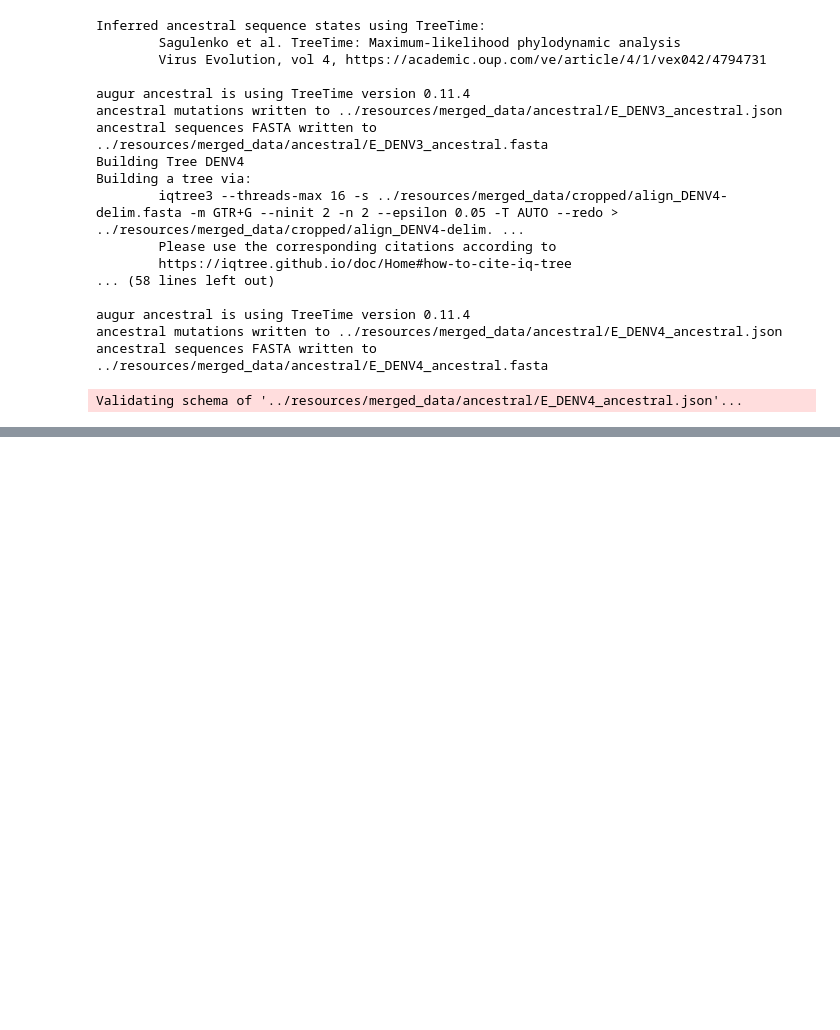
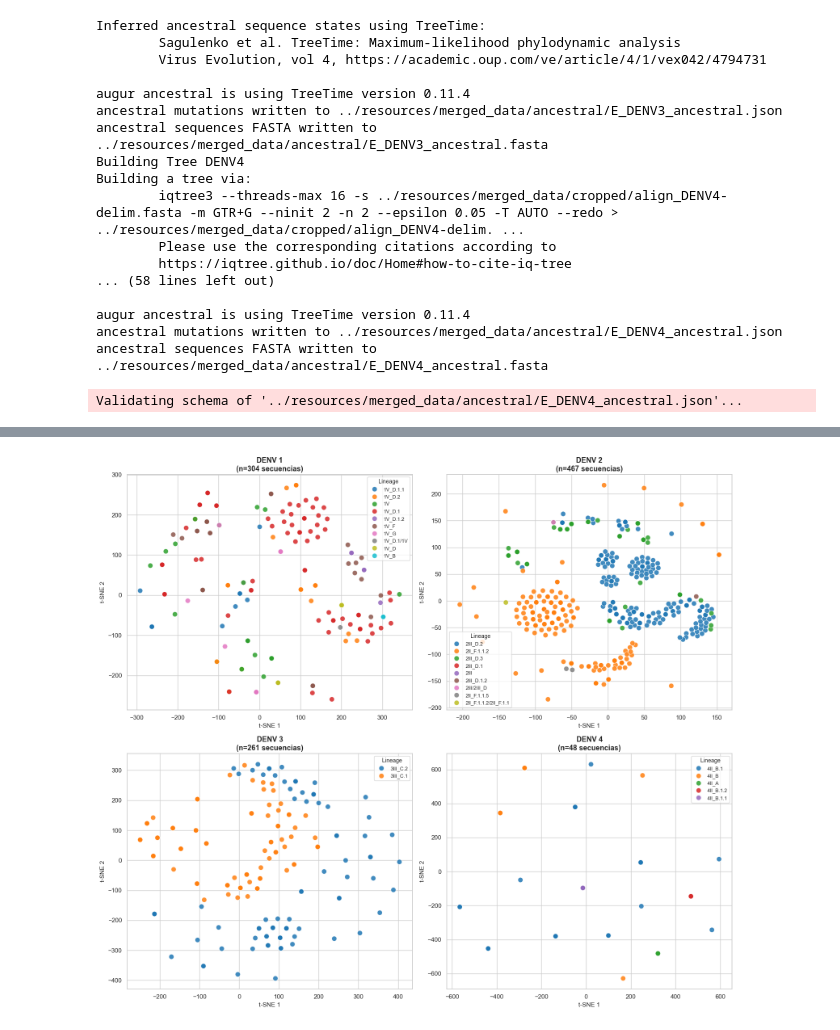
Before and after one commit to dirreno/denv-cross-inmunity, a Jupyter notebook: notebooks/distances.ipynb, the cells around one changed output, grey strips where cells are left out. Drawn from its saved outputs; the diff is of its cells as text; code cells hidden in the pictures; blank space fills up the shorter version.

Commit message:
tsne

```diff
--- a/notebooks/distances.ipynb
+++ b/notebooks/distances.ipynb
@@ -2081,0 +2088,76 @@ for s in range(4):
+# %%
+import numpy as np
+import pandas as pd
+import matplotlib.pyplot as plt
+import seaborn as sns
+from sklearn.manifold import TSNE
+from sklearn.preprocessing import StandardScaler
+from Bio import SeqIO
+
+sns.set_theme(style="whitegrid", context="notebook", palette="husl")
+
+results = {}
+
+for s in range(4):
+    sero = s + 1
+
+    records_col = [r for r in SeqIO.parse(AA_SEQS_COL_E.format(sero), "fasta") if not r.id.startswith("NODE")]
+    ids_col = [r.id for r in records_col]
+    seqs_col = [str(r.seq) for r in records_col]
+
+    records_exp = [r for r in SeqIO.parse(AA_SEQS_EXP_E.format(sero), "fasta") if not r.id.startswith("NODE")]
+    ids_exp = [r.id for r in records_exp]
+    seqs_exp = [str(r.seq) for r in records_exp]
+
+    n, m = len(seqs_col), len(seqs_exp)
+    matrix = np.zeros((n, m))
+    for i in range(n):
+        for j in range(m):
+            dist, _ = grantham_distance(seqs_col[i], seqs_exp[j])
+            matrix[i, j] = dist
+
+    matrix_scaled = StandardScaler().fit_transform(matrix)
+
+    perplexity_val = min(30, max(5, len(ids_col) - 1))
+    tsne = TSNE(n_components=2, perplexity=perplexity_val, learning_rate='auto',
+                max_iter=1000, random_state=42, metric='euclidean', init='pca')
+    tsne_coords = tsne.fit_transform(matrix_scaled)
+
+    df_tsne = pd.DataFrame(tsne_coords, columns=["tSNE1", "tSNE2"], index=ids_col)
+    df_tsne = df_tsne.reset_index().rename(columns={"index": "strain"})
+    df_tsne["lineage"] = np.nan
+
+    meta_col = pd.read_csv(META_CLEAN_COL.format(sero), sep="\t")
+    lineage_col = next((c for c in meta_col.columns if 'lineage' in c.lower()), None)
+
+    df_merge = meta_col[["strain", lineage_col]].drop_duplicates(subset=["strain"]).copy()
+    df_merge.rename(columns={lineage_col: "lineage"}, inplace=True)
+    if "lineage" in df_tsne.columns:
+        df_tsne.drop(columns=["lineage"], inplace=True)
+    df_tsne = df_tsne.merge(df_merge, on="strain", how="left")
+
+    results[sero] = df_tsne.copy()
+
+fig, axes = plt.subplots(2, 2, figsize=(16, 14))
+axes = axes.flatten()
+
+for idx, sero in enumerate([1, 2, 3, 4]):
+    ax = axes[idx]
+    df = results[sero]
+    df_plot = df.dropna(subset=["lineage"])
+
+    sns.scatterplot(
+        data=df_plot, x="tSNE1", y="tSNE2",
+        hue="lineage", palette="tab10", s=80, alpha=0.85, ax=ax
+    )
+    ax.set_title(f"DENV {sero}\n(n={len(df)} secuencias)", fontsize=13, fontweight="bold")
+    ax.set_xlabel("t-SNE 1", fontsize=11)
+    ax.set_ylabel("t-SNE 2", fontsize=11)
+    ax.legend(title="Lineage", loc="best", fontsize=9, title_fontsize=10)
+
+plt.tight_layout()
+plt.savefig("tsne_grid_4serotypes_lineage.png", dpi=300, bbox_inches="tight")
+plt.show()
+plt.close()
+# %% [output]
+[figure, added]
```
Also changed, not shown: parts of 2 cells of this notebook, 7 other files.
